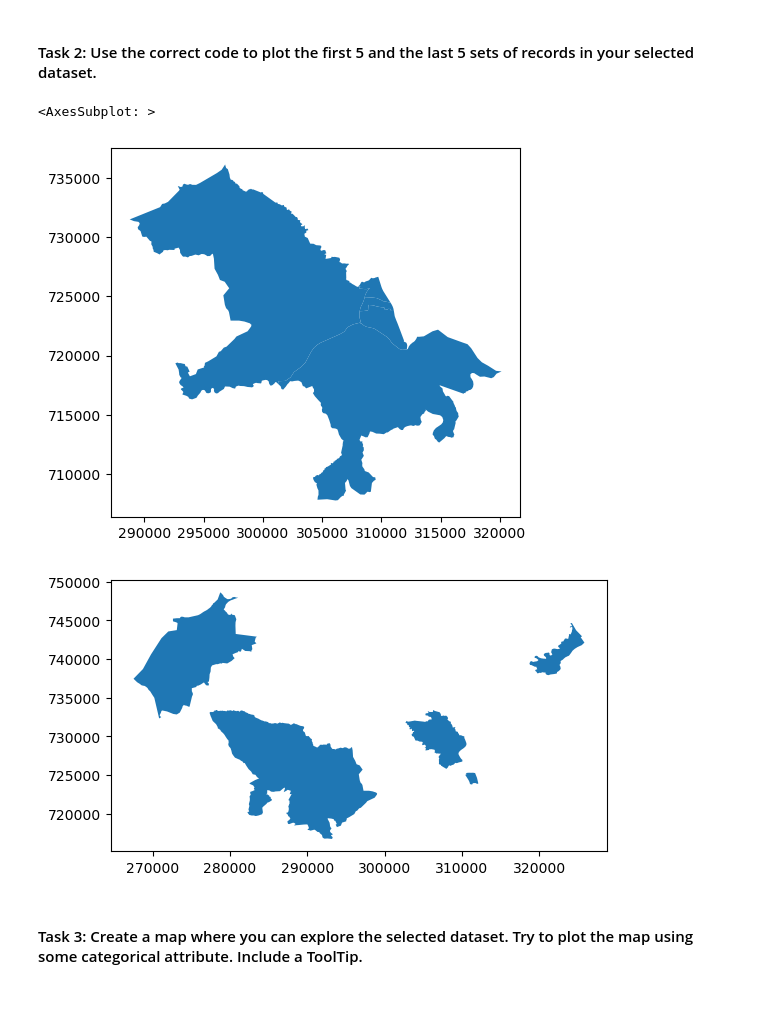
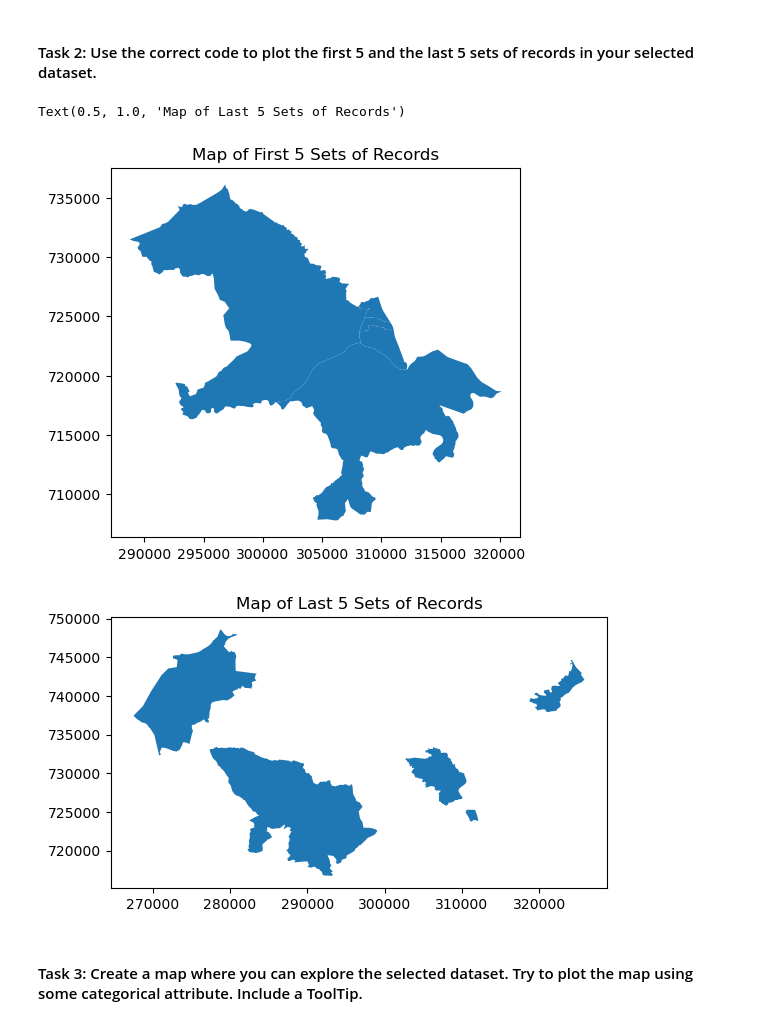
Before and after one commit to SeanH0122/PY4SA23_Assignment, a Jupyter notebook: Assignment No 2 - Sean Healy.ipynb, the cells around one changed output. Cells and saved outputs as stored; diff of their text form; code cells hidden in the pictures; blank space fills up the shorter version.

```diff
--- a/Assignment No 2 - Sean Healy.ipynb
+++ b/Assignment No 2 - Sean Healy.ipynb
@@ -267,13 +269,15 @@ community_councils.head()
 # %%
 # Plotting the first 5 sets of records
 community_councils.head(5).plot()
+pyplot.title('Map of First 5 Sets of Records')
 
 # Plotting the last 5 sets of records
 community_councils.tail(5).plot()
+pyplot.title('Map of Last 5 Sets of Records')
 # %% [output]
-<AxesSubplot: >
+Text(0.5, 1.0, 'Map of Last 5 Sets of Records')
-[figure, old version]
+[figure, new version]
-[figure, old version]
+[figure, new version]
 # %% [markdown]
 #### Task 3: Create a map where you can explore the selected dataset. Try to plot the map using some categorical attribute. Include a ToolTip.
 # %%
```
Also changed, not shown: parts of 34 cells of this notebook, 2 other files.
